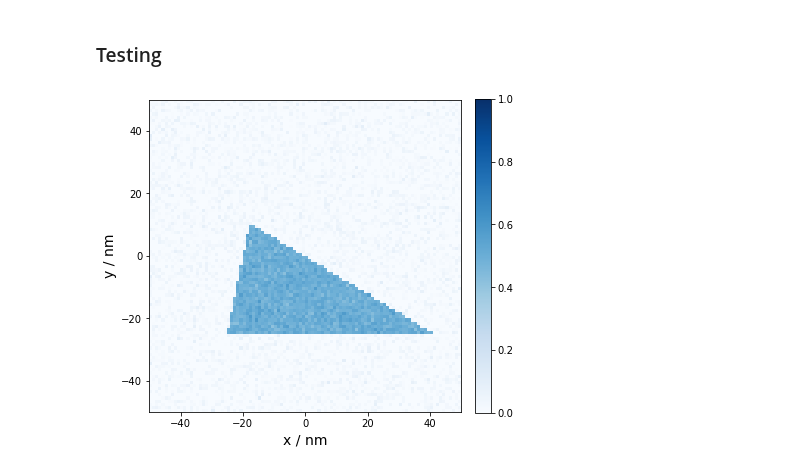
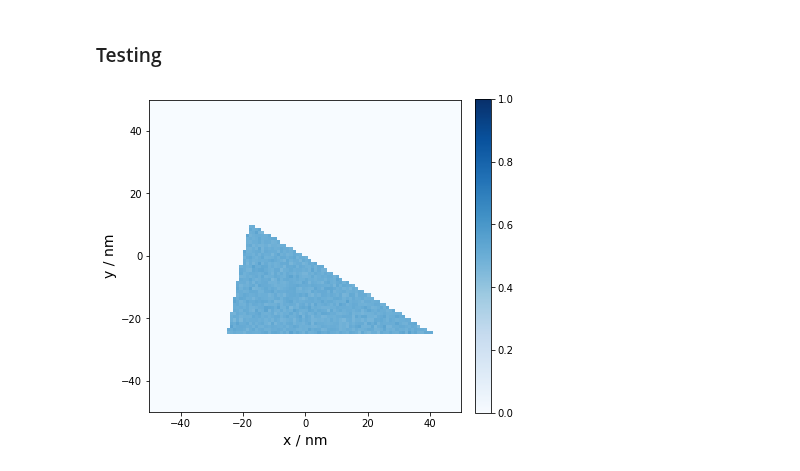
Before and after one commit to grlewis333/phd-work, a Jupyter notebook: multi-axis-tomo/scalar-rot-proj.ipynb, the cells around one changed output. Saved outputs shown, nothing was run; the diff lists cells and outputs as text; code cells hidden in the pictures.

```diff
--- a/multi-axis-tomo/scalar-rot-proj.ipynb
+++ b/multi-axis-tomo/scalar-rot-proj.ipynb
@@ -175,3 +172,7 @@ opt.fun
 ### Testing
 # %%
 X,Y,Z,P = multi_axis.generate_tri_pris()
+Pn = noisy(P,noise_typ='poisson',val_pois=20)
+multi_axis.plot_2d(X,Y,Z,Pn)
+# %% [output]
+[figure, added]
@@ -217,6 +179 @@ def noisy(noise_typ,image):
-# %%
-n = noisy('gauss',P)
-multi_axis.plot_2d(X,Y,Z,n)
-# %% [output]
-[figure, removed]
 # %%
```
Also changed, not shown: parts of 26 cells of this notebook, 6 other files.
